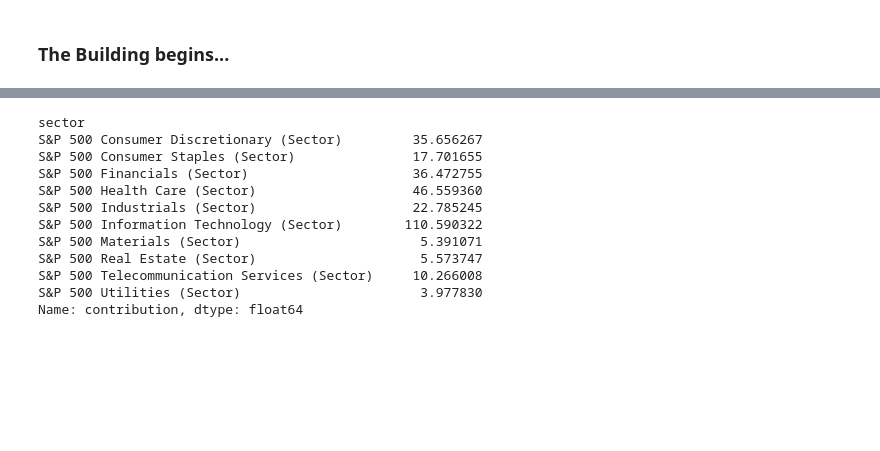
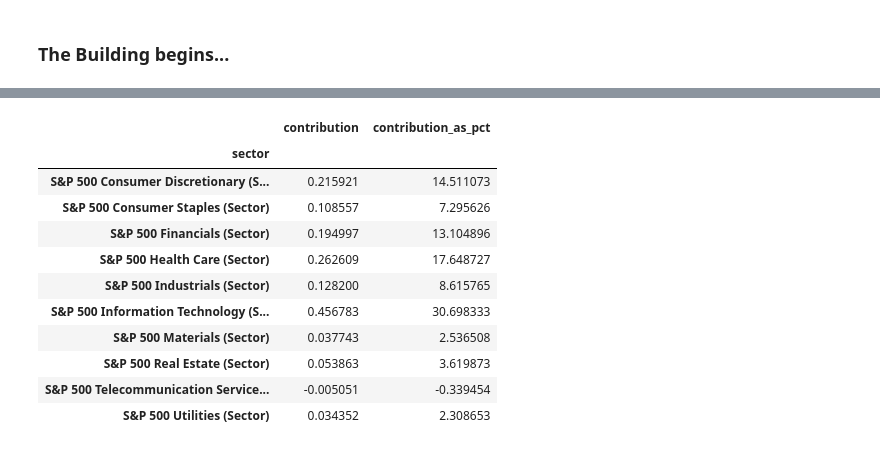
Before and after one commit to ahallson/TH_CSIDS, a Jupyter notebook: Experiment/model.ipynb, the cells around one changed output, grey strips where cells are left out. Drawn from its saved outputs; the diff is of its cells as text; code cells hidden in the pictures; blank space fills up the shorter version.

```diff
--- a/Experiment/model.ipynb
+++ b/Experiment/model.ipynb
@@ -270,17 +298,16 @@ cont("1928-1-2", date.today()) #idk about this one... Seems too low for a 90+ ye
 # %%
-result = cont("1928-1-2", date.today())
+result = cont("2000-1-1", date.today())
+result
+# %% [output]
+|  | contribution | contribution_as_pct |
+| sector |  |  |
+| S&P 500 Consumer Discretionary (S... | 0.215921 | 14.511073 |
+| S&P 500 Consumer Staples (Sector) | 0.108557 | 7.295626 |
+| S&P 500 Financials (Sector) | 0.194997 | 13.104896 |
+| S&P 500 Health Care (Sector) | 0.262609 | 17.648727 |
+| S&P 500 Industrials (Sector) | 0.128200 | 8.615765 |
+| S&P 500 Information Technology (S... | 0.456783 | 30.698333 |
+| S&P 500 Materials (Sector) | 0.037743 | 2.536508 |
+| S&P 500 Real Estate (Sector) | 0.053863 | 3.619873 |
+| S&P 500 Telecommunication Service... | -0.005051 | -0.339454 |
+| S&P 500 Utilities (Sector) | 0.034352 | 2.308653 |
-# %%
-result["contribution"]*100
-# %% [output]
-sector
-S&P 500 Consumer Discretionary (Sector)         35.656267
-S&P 500 Consumer Staples (Sector)               17.701655
-S&P 500 Financials (Sector)                     36.472755
-S&P 500 Health Care (Sector)                    46.559360
-S&P 500 Industrials (Sector)                    22.785245
-S&P 500 Information Technology (Sector)        110.590322
-S&P 500 Materials (Sector)                       5.391071
-S&P 500 Real Estate (Sector)                     5.573747
-S&P 500 Telecommunication Services (Sector)     10.266008
-S&P 500 Utilities (Sector)                       3.977830
-Name: contribution, dtype: float64
```
Also changed, not shown: parts of 11 cells of this notebook.
